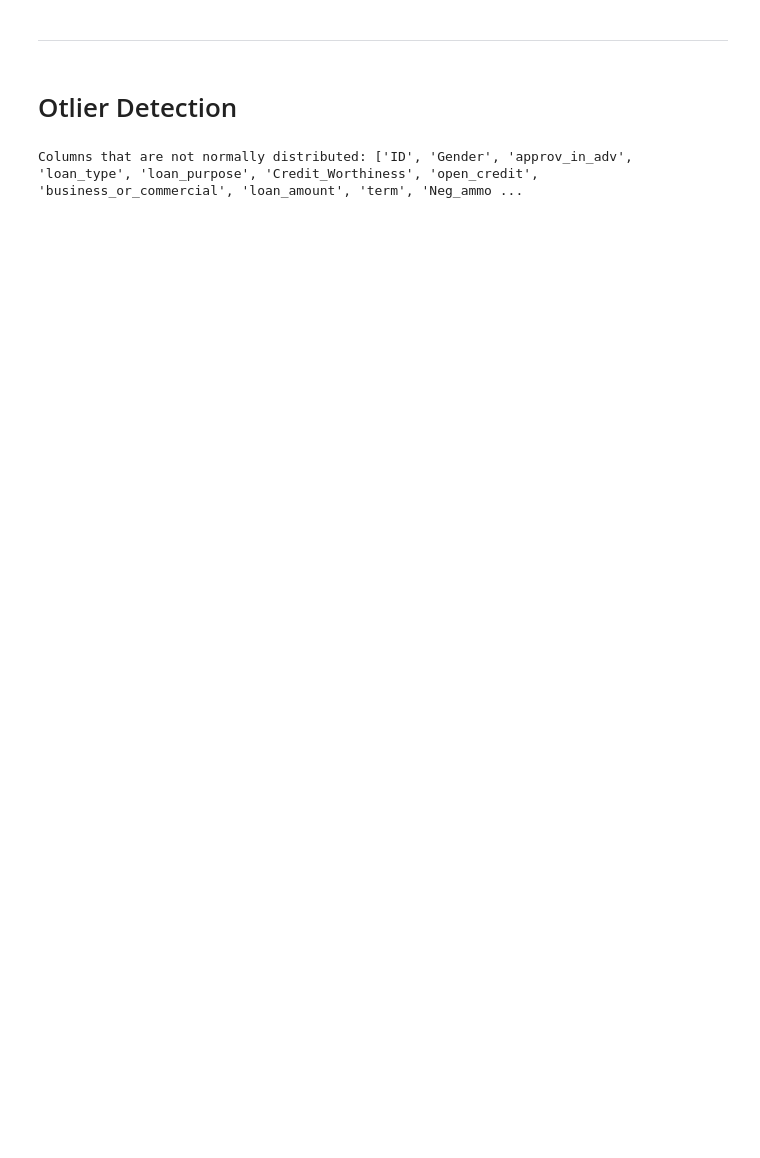
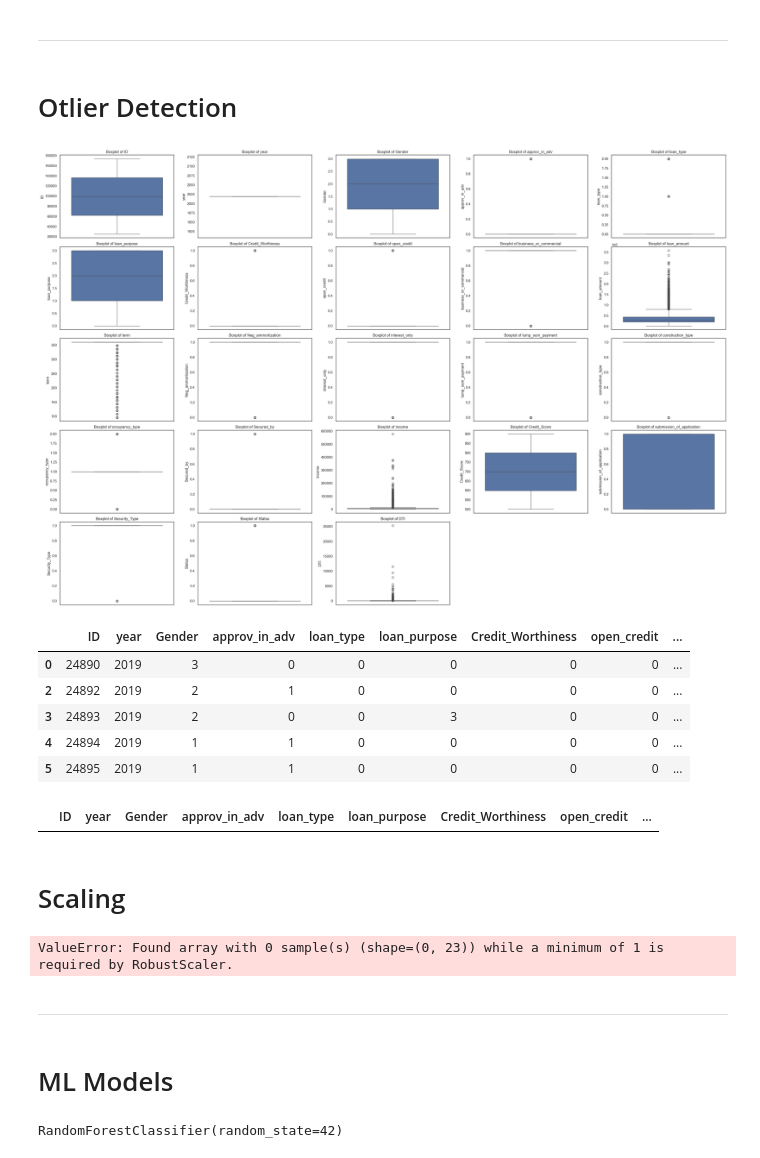
Before and after one commit to thebekhruz/predictive_modelling, a Jupyter notebook: eda/eda.ipynb, the cells around one changed output. Drawn from its saved outputs; the diff is of its cells as text; code cells hidden in the pictures; blank space fills up the shorter version.

```diff
--- a/eda/eda.ipynb
+++ b/eda/eda.ipynb
@@ -221,13 +221,14 @@ data.head()
 | 3 | 24893 | 2019 | Male | nopre | type1 | p4 | l1 | nopc | ... |
 | 4 | 24894 | 2019 | Joint | pre | type1 | p1 | l1 | nopc | ... |
 # %%
-# Handling missing values
+# Handling missing values (including infinite values)
 for column in data.columns:
+    data[column] = data[column].replace([np.inf, -np.inf], np.nan)  # Handle inf values
     if data[column].isnull().sum() > 0:
         if data[column].dtype in ['float64', 'int64']:
-            data[column] = data[column].fillna(data[column].median())  # Explicit assignment
+            data[column] = data[column].fillna(data[column].median())  # Fill NaN with median
         else:
-            data[column] = data[column].fillna(data[column].mode()[0])  # Explicit assignment
+            data[column] = data[column].fillna(data[column].mode()[0])  # Fill NaN with mode
 
 print(data.isnull().sum())
 # %% [output]
@@ -836,12 +832,75 @@ Passing `palette` without assigning `hue` is deprecated and will be removed in v
 ---
 # %% [markdown]
 # Otlier Detection
+# %%
+numeric_columns = data.select_dtypes(include=['float64', 'int64']).columns
+num_columns = len(numeric_columns)
+num_rows = (num_columns // 5) + (num_columns % 5 > 0)
+num_cols = 5
+plt.figure(figsize=(30, 20))
+for i, column in enumerate(numeric_columns):
+    plt.subplot(num_rows, num_cols, i+1)
+    sns.boxplot(y=data[column])
+    plt.title(f'Boxplot of {column}')
+plt.tight_layout()
+plt.show()
+# %% [output]
+[figure, added]
 # %%
 from sklearn.ensemble import IsolationForest
 
 iso = IsolationForest(contamination=0.1)
 outliers = iso.fit_predict(data)
 data["ISO"] = outliers
+data = data[data["ISO"] == 1].drop(columns=["ISO"])
+
 data.head()
 # %% [output]
-Columns that are not normally distributed: ['ID', 'Gender', 'approv_in_adv', 'loan_type', 'loan_purpose', 'Credit_Worthiness', 'open_credit', 'business_or_commercial', 'loan_amount', 'term', 'Neg_ammo ...
+|  | ID | year | Gender | approv_in_adv | loan_type | loan_purpose | Credit_Worthiness | open_credit | ... |
+| 0 | 24890 | 2019 | 3 | 0 | 0 | 0 | 0 | 0 | ... |
+| 2 | 24892 | 2019 | 2 | 1 | 0 | 0 | 0 | 0 | ... |
+| 3 | 24893 | 2019 | 2 | 0 | 0 | 3 | 0 | 0 | ... |
+| 4 | 24894 | 2019 | 1 | 1 | 0 | 0 | 0 | 0 | ... |
+| 5 | 24895 | 2019 | 1 | 1 | 0 | 0 | 0 | 0 | ... |
+# %%
+from sklearn.cluster import DBSCAN
+
+# Initialize DBSCAN model
+dbscan = DBSCAN(eps=0.5, min_samples=5)
+numeric_columns = data.select_dtypes(include=['float64', 'int64']).columns
+# Fit the model
+clusters = dbscan.fit_predict(data[numeric_columns])
+data["DBSCAN"] = clusters
+data = data[data["DBSCAN"] != -1].drop(columns=["DBSCAN"])
+data.head()
+# %% [output]
+|  | ID | year | Gender | approv_in_adv | loan_type | loan_purpose | Credit_Worthiness | open_credit | ... |
+# %% [markdown]
+# Scaling
+# %%
+from sklearn.preprocessing import RobustScaler
+
+scaler = RobustScaler()
+numeric_cols = data.select_dtypes(include=['float64', 'int64']).columns
+data[numeric_cols] = scaler.fit_transform(data[numeric_cols])
+# %% [output]
+ValueError: Found array with 0 sample(s) (shape=(0, 23)) while a minimum of 1 is required by RobustScaler.
+# %% [markdown]
+---
+# %% [markdown]
+# ML Models
+# %%
+# Random Forest
+from sklearn.ensemble import RandomForestClassifier
+from sklearn.model_selection import train_test_split
+
+X = data.drop('Status', axis=1)
+y = data['Status']
+
+X_train, X_test, y_train, y_test = train_test_split(X, y, test_size=0.2, random_state=42)
+
+rf = RandomForestClassifier(n_estimators=100, random_state=42)
+
+rf.fit(X_train, y_train)
+# %% [output]
+RandomForestClassifier(random_state=42)
```
Also changed, not shown: parts of 21 cells of this notebook.
